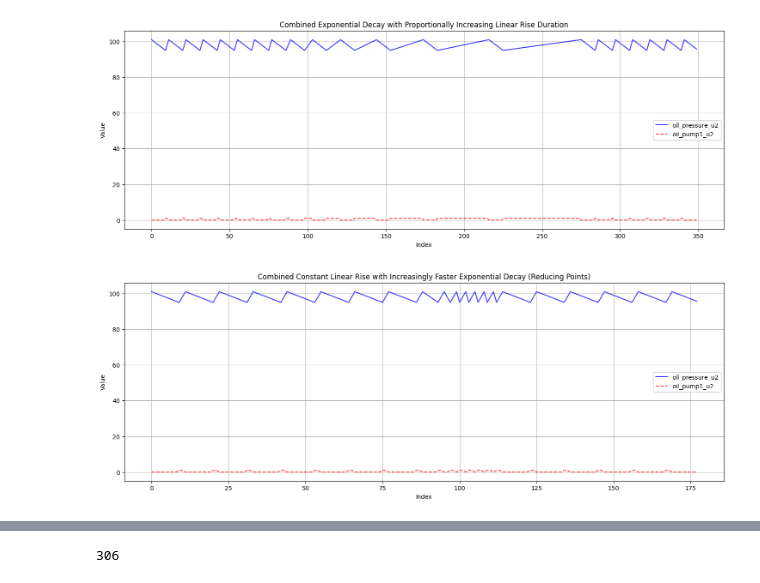
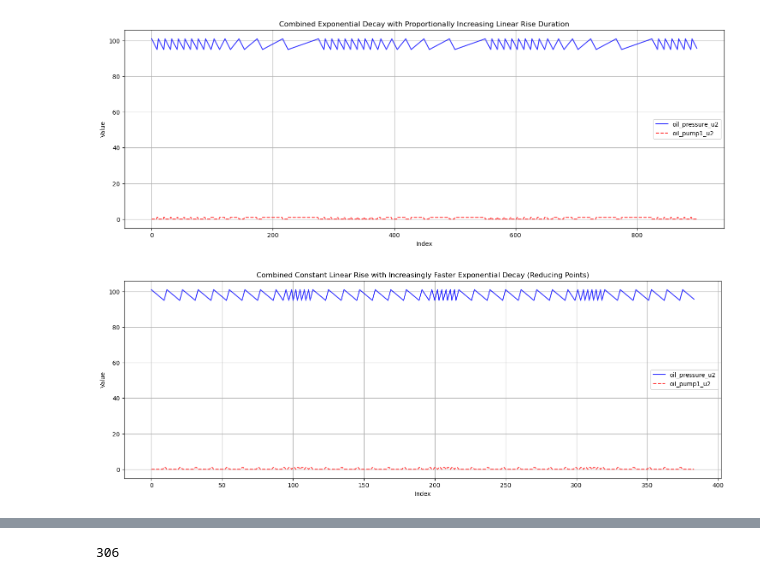
Before and after one commit to xiazong-fortum/TL-NAB, a Jupyter notebook: transfer_learning/simulate_data.ipynb, the cells around one changed output, grey strips where cells are left out. Drawn from its saved outputs; the diff is of its cells as text; code cells hidden in the pictures.

```diff
--- a/transfer_learning/simulate_data.ipynb
+++ b/transfer_learning/simulate_data.ipynb
@@ -101,7 +104,7 @@ decay_points = 10
 max = 101
 min = 95
 
-pump_failure = generate_data_with_slower_increase(max, min, rise_points, decay_points, initial_recurrence, end_recurrence, repetitions, growth_factor=1.5)
+pump_failure = generate_data_with_slower_increase(max, min, rise_points, decay_points, initial_recurrence, end_recurrence, repetitions, growth_factor=1.5, repeat=3)
 
 # Plotting the final combined data
 plt.figure(figsize=(18, 6))
@@ -115,24 +118,24 @@ plt.legend()
 plt.grid(True)
 plt.show()
 # %% [output]
-[figure, old version]
+[figure, new version]
 # %%
 # Generate the final combined data with increasingly faster exponential decays
-inter_leakage = generate_combined_data_with_faster_decay(rise_points, decay_points, initial_recurrence, end_recurrence,  repetitions, decay_factor=0.6)
+inter_leakage = generate_combined_data_with_faster_decay(rise_points, decay_points, initial_recurrence, end_recurrence,  repetitions, decay_factor=0.6, repeat=3)
 
 # Plotting the final combined data with increasingly faster decays
 plt.figure(figsize=(18, 6))
 plt.plot(inter_leakage.index, inter_leakage['oil_pressure_u2'], label='oil_pressure_u2', color='b', alpha=0.8)
 plt.plot(inter_leakage.index, inter_leakage['oil_pump_u2'], label='oil_pump1_u2', color='r', linestyle='--', alpha=0.8)
 
 plt.title('Combined Constant Linear Rise with Increasingly Faster Exponential Decay (Reducing Points)')
 plt.xlabel('Index')
 plt.ylabel('Value')
 plt.legend()
 plt.grid(True)
 plt.show()
 # %% [output]
-[figure, old version]
+[figure, new version]
 # %%
 def add_timestamp(data):
     data.index = pd.date_range(start='2024-04-01 00:00:00', periods=len(data), freq='1T')
```
Also changed, not shown: parts of 8 cells of this notebook, 12 other files.
